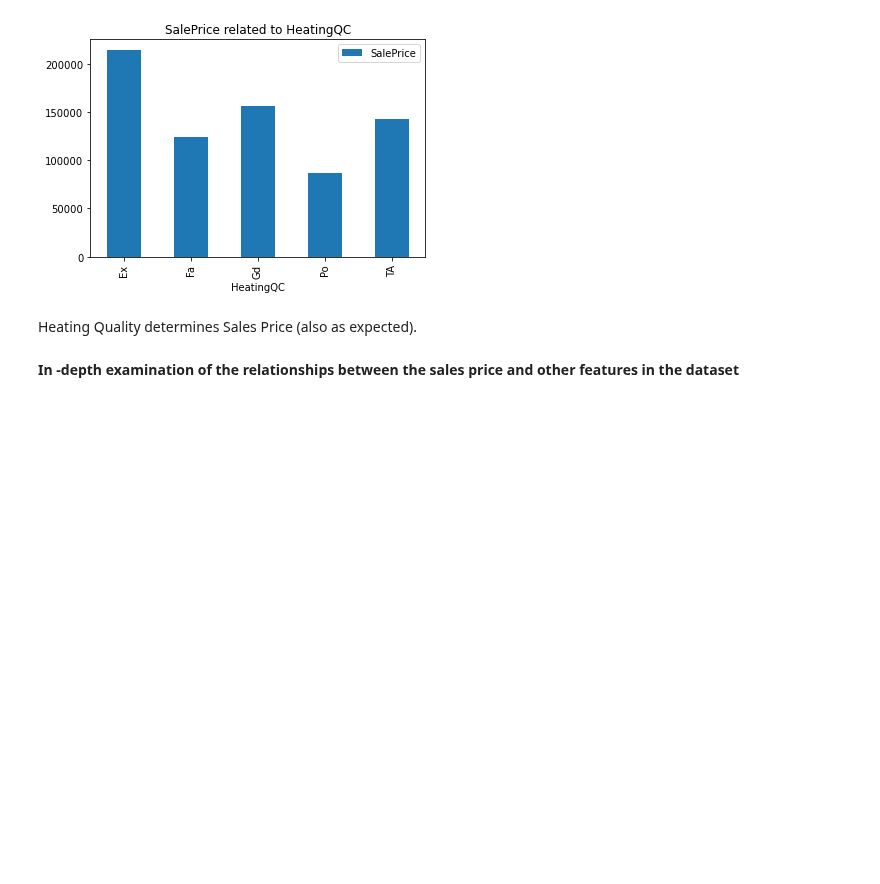
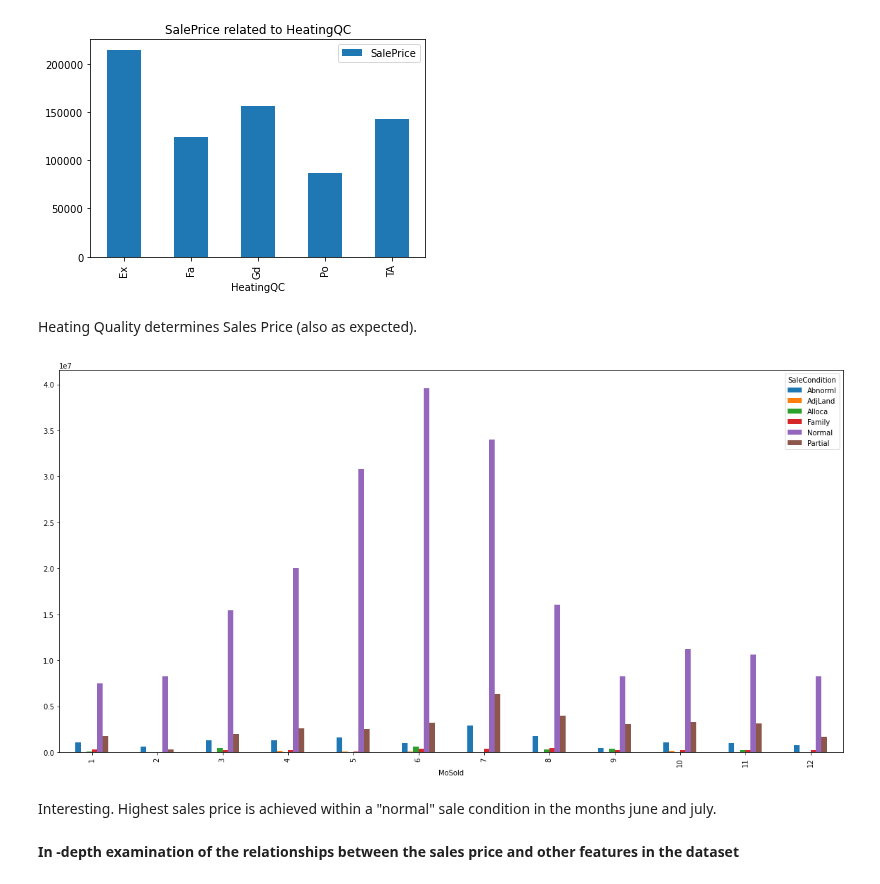
Before and after one commit to ta-data-mexpt/statistical-analysis-project, a Jupyter notebook: Statistical Analysis.ipynb, the cells around one changed output. Saved outputs shown, nothing was run; the diff lists cells and outputs as text; code cells hidden in the pictures; blank space fills up the shorter version.

```diff
--- a/Statistical Analysis.ipynb
+++ b/Statistical Analysis.ipynb
@@ -214,7 +215,11 @@ data3[['HeatingQC','SalePrice']].groupby('HeatingQC').mean().plot(kind='bar', ti
 # %% [markdown]
 Heating Quality determines Sales Price (also as expected).
 # %%
-data3.pivot_table(values='SalePrice', index=['Year', 'Month'], columns='SalePrice', aggfunc=sum, fill_value=0).plot(kind='bar', figsize=(20,10));
+data3.pivot_table(values='SalePrice', index='MoSold', columns='SaleCondition', aggfunc=sum, fill_value=0).plot(kind='bar', figsize=(20,10));
+# %% [output]
+[figure, added]
+# %% [markdown]
+Interesting. Highest sales price is achieved within a "normal" sale condition in the months june and july.
 # %% [markdown]
 **In -depth examination of the relationships between the sales price and other features in the dataset**
 # %%
```
Also changed, not shown: parts of 2 cells of this notebook.
